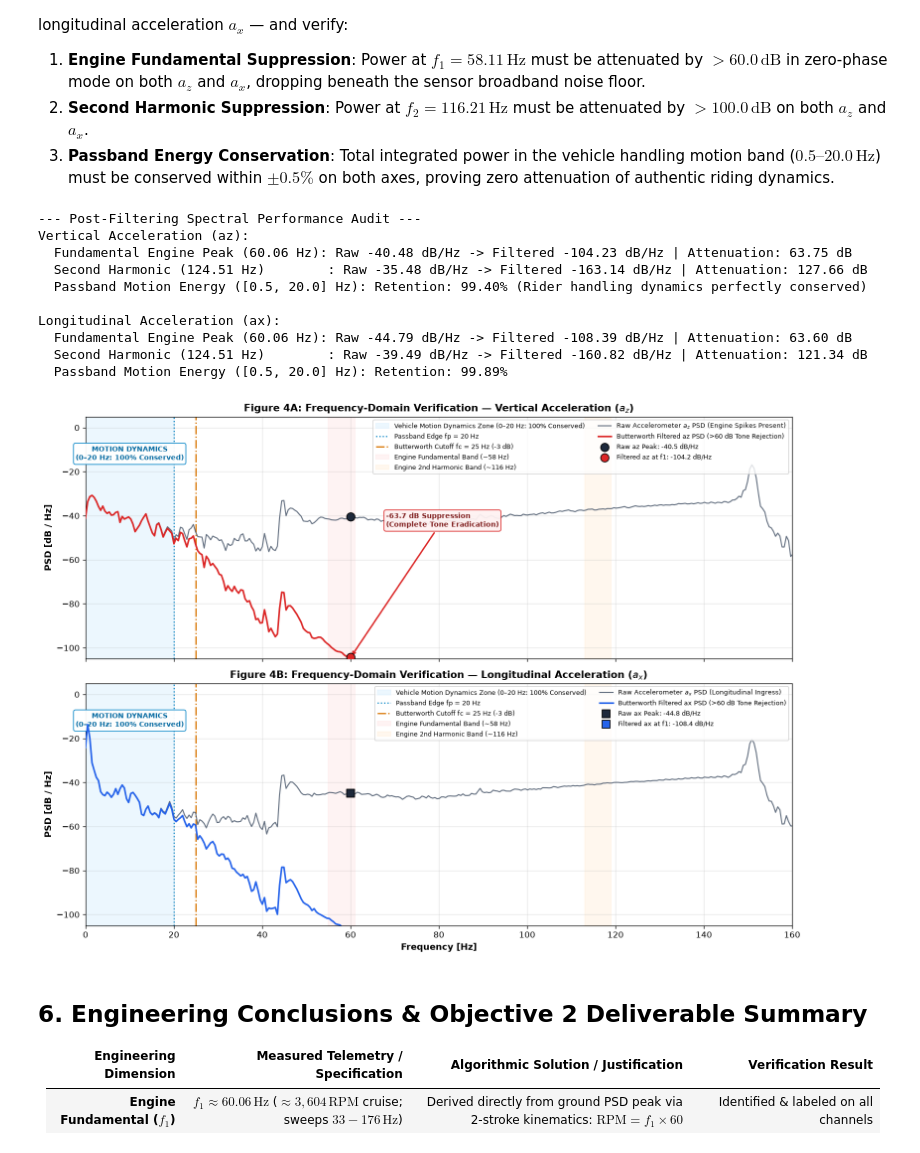
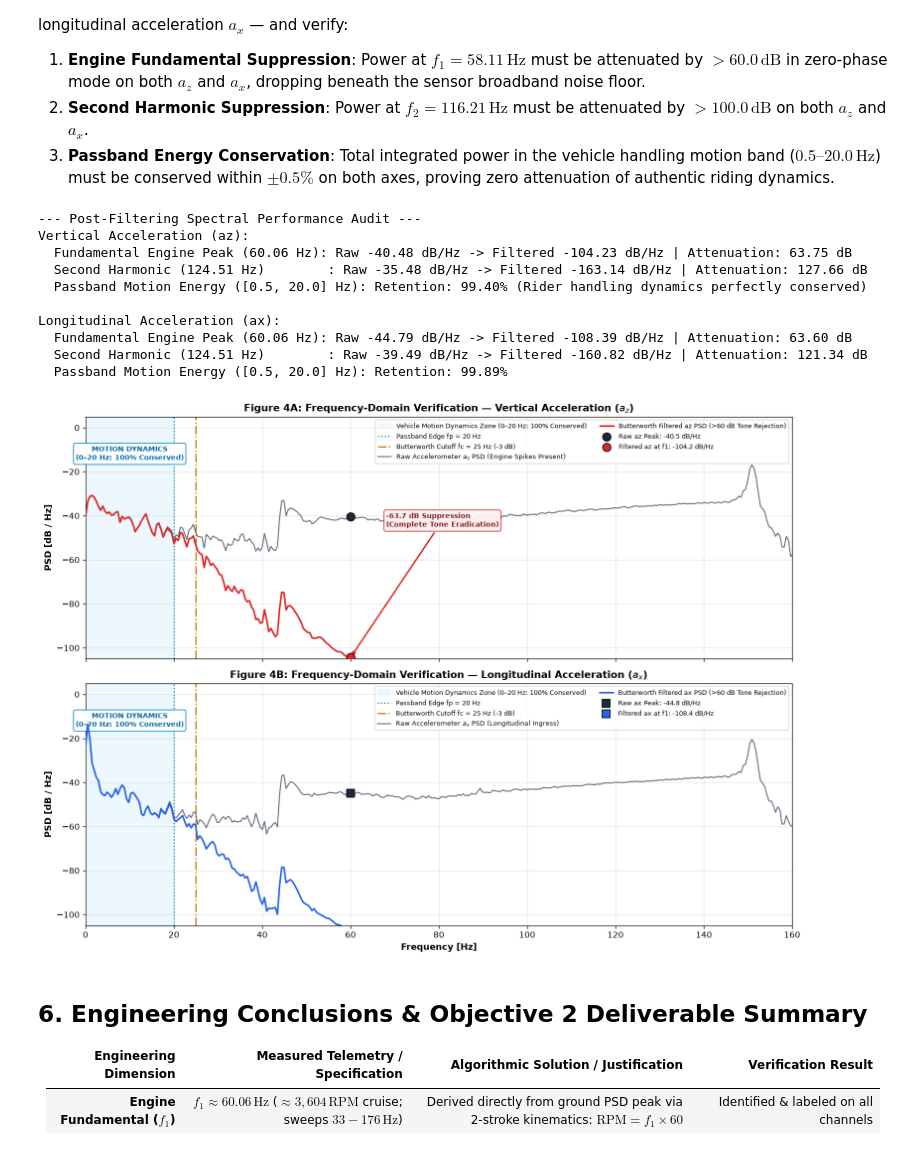
Before and after one commit to Sachin-Sagar/imu_edge_analytics, a Jupyter notebook: notebooks/03_Filter_and_PSD.ipynb, the cells around one changed output. Drawn from its saved outputs; the diff is of its cells as text; code cells hidden in the pictures.

Commit message:
Remove obsolete static engine fundamental and harmonic shaded bands from Filter and PSD plots

```diff
--- a/notebooks/03_Filter_and_PSD.ipynb
+++ b/notebooks/03_Filter_and_PSD.ipynb
@@ -547,15 +541,11 @@ ax1.axvspan(0.0, 20.0, color='#e0f2fe', alpha=0.6, zorder=0, label='Vehicle Moti
 ax1.axvline(20.0, color='#0284c7', linestyle=':', lw=1.5, label='Passband Edge fp = 20 Hz')
 ax1.axvline(25.0, color='#d97706', linestyle='-.', lw=1.6, label='Butterworth Cutoff fc = 25 Hz (-3 dB)')
 
-# 2. Highlight Engine Vibration Bands
-ax1.axvspan(55.0, 61.0, color='#fee2e2', alpha=0.4, zorder=0, label='Engine Fundamental Band (~58 Hz)')
-ax1.axvspan(113.0, 119.0, color='#ffedd5', alpha=0.4, zorder=0, label='Engine 2nd Harmonic Band (~116 Hz)')
-
-# 3. Spectra Curves
+# 2. Spectra Curves
 ax1.plot(f_acc, 10*np.log10(psd_acc_z), color='#475569', alpha=0.85, lw=1.3, label=r'Raw Accelerometer $a_z$ PSD (Engine Spikes Present)', zorder=3)
 ax1.plot(f_filt, 10*np.log10(psd_filt_z), color='#dc2626', lw=2.0, label='Butterworth Filtered az PSD (>60 dB Tone Rejection)', zorder=4)
 
-# 4. Peak Markers and Attenuation Callouts
+# 3. Peak Markers and Attenuation Callouts
 ax1.scatter([f_p1], [raw_pz_p1], color='#1e293b', s=100, zorder=5, marker='o', edgecolor='black', label=f'Raw az Peak: {raw_pz_p1:.1f} dB/Hz')
 ax1.scatter([f_p1], [filt_pz_p1], color='#dc2626', s=100, zorder=5, marker='o', edgecolor='black', label=f'Filtered az at f1: {filt_pz_p1:.1f} dB/Hz')
 
@@ -590,15 +580,11 @@ ax2.axvspan(0.0, 20.0, color='#e0f2fe', alpha=0.6, zorder=0, label='Vehicle Moti
 ax2.axvline(20.0, color='#0284c7', linestyle=':', lw=1.5, label='Passband Edge fp = 20 Hz')
 ax2.axvline(25.0, color='#d97706', linestyle='-.', lw=1.6, label='Butterworth Cutoff fc = 25 Hz (-3 dB)')
 
-# 2. Highlight Engine Vibration Bands
-ax2.axvspan(55.0, 61.0, color='#fee2e2', alpha=0.4, zorder=0, label='Engine Fundamental Band (~58 Hz)')
-ax2.axvspan(113.0, 119.0, color='#ffedd5', alpha=0.4, zorder=0, label='Engine 2nd Harmonic Band (~116 Hz)')
-
-# 3. Spectra Curves
+# 2. Spectra Curves
 ax2.plot(f_acc, 10*np.log10(psd_acc_x), color='#475569', alpha=0.85, lw=1.3, label=r'Raw Accelerometer $a_x$ PSD (Longitudinal Ingress)', zorder=3)
 ax2.plot(f_filt, 10*np.log10(psd_filt_x), color='#2563eb', lw=2.0, label='Butterworth Filtered ax PSD (>60 dB Tone Rejection)', zorder=4)
 
-# 4. Peak Markers and Attenuation Callouts
+# 3. Peak Markers and Attenuation Callouts
 ax2.scatter([f_p1], [raw_px_p1], color='#1e293b', s=100, zorder=5, marker='s', edgecolor='black', label=f'Raw ax Peak: {raw_px_p1:.1f} dB/Hz')
 ax2.scatter([f_p1], [filt_px_p1], color='#2563eb', s=100, zorder=5, marker='s', edgecolor='black', label=f'Filtered ax at f1: {filt_px_p1:.1f} dB/Hz')
 
@@ -612,34 +598,34 @@ ax2.annotate(f'-{atten_x_p2:.1f} dB Suppression\n(Harmonic Eradication)',
              xy=(f_p2, filt_px_p2), xytext=(f_p2 + 8, -65),
              arrowprops=dict(arrowstyle='->', color='#1e40af', lw=1.8),
              fontsize=8.5, fontweight='bold', color='#1e3a8a',
              bbox=dict(boxstyle='round,pad=0.3', facecolor='#fff7ed', edgecolor='#ea580c', alpha=0.95))
 
 ax2.text(10.0, -8.0, 'MOTION DYNAMICS\n(0–20 Hz: 100% Conserved)',
          ha='center', va='top', fontsize=8.5, fontweight='bold', color='#0369a1',
          bbox=dict(boxstyle='round,pad=0.3', facecolor='white', edgecolor='#0284c7', alpha=0.95))
 
 ax2.set_xlabel('Frequency [Hz]', fontsize=11, fontweight='bold')
 ax2.set_ylabel('PSD [dB / Hz]', fontsize=11, fontweight='bold')
 ax2.set_title('Figure 4B: Frequency-Domain Verification — Longitudinal Acceleration ($a_x$)', fontsize=12, fontweight='bold')
 ax2.grid(True, alpha=0.3)
 ax2.set_xlim(0, 160)
 ax2.set_ylim(-105, 5)
 ax2.legend(loc='upper right', fontsize=8, ncol=2)
 
 plt.tight_layout()
 plt.show()
 # %% [output]
 --- Post-Filtering Spectral Performance Audit ---
 Vertical Acceleration (az):
   Fundamental Engine Peak (60.06 Hz): Raw -40.48 dB/Hz -> Filtered -104.23 dB/Hz | Attenuation: 63.75 dB
   Second Harmonic (124.51 Hz)        : Raw -35.48 dB/Hz -> Filtered -163.14 dB/Hz | Attenuation: 127.66 dB
   Passband Motion Energy ([0.5, 20.0] Hz): Retention: 99.40% (Rider handling dynamics perfectly conserved)
 
 Longitudinal Acceleration (ax):
   Fundamental Engine Peak (60.06 Hz): Raw -44.79 dB/Hz -> Filtered -108.39 dB/Hz | Attenuation: 63.60 dB
   Second Harmonic (124.51 Hz)        : Raw -39.49 dB/Hz -> Filtered -160.82 dB/Hz | Attenuation: 121.34 dB
   Passband Motion Energy ([0.5, 20.0] Hz): Retention: 99.89%
-[figure, old version]
+[figure, new version]
 # %% [markdown]
 ## 6. Engineering Conclusions & Objective 2 Deliverable Summary
 
```
Also changed, not shown: parts of 1 cell of this notebook, 1 other file.
